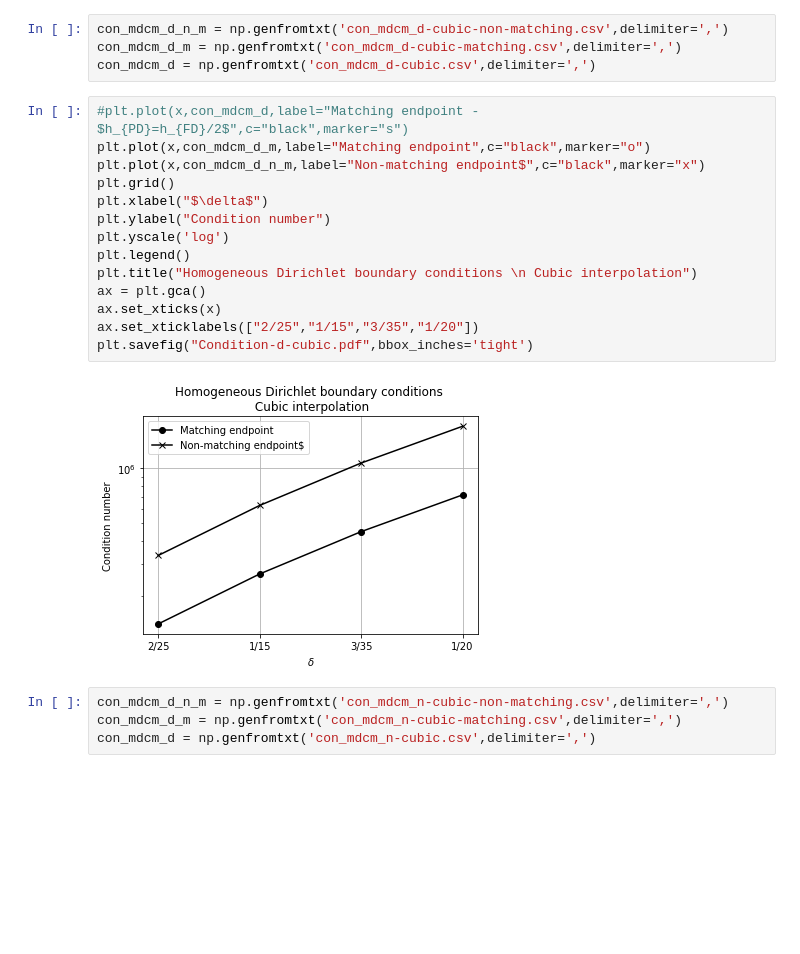
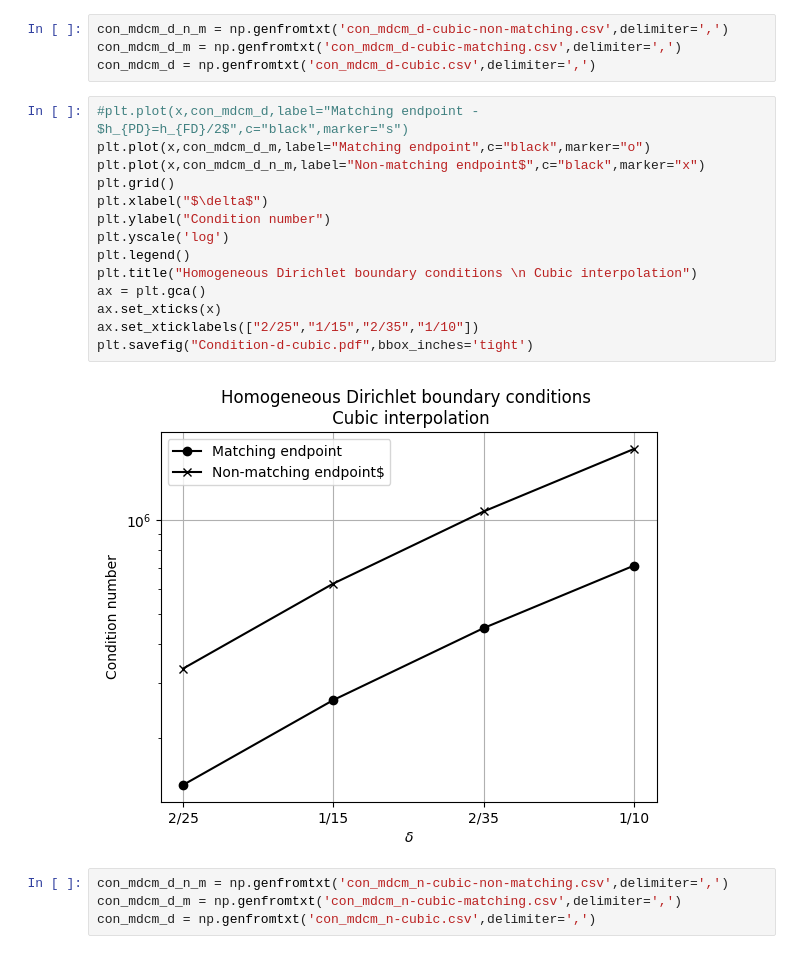
Before and after one commit to diehlpk/reusommer21, a Jupyter notebook: Condition-plot.ipynb, the cells around one changed output. Saved outputs shown, nothing was run; the diff lists cells and outputs as text; blank space fills up the shorter version.

Commit message:
Update condition plots

```diff
--- a/Condition-plot.ipynb
+++ b/Condition-plot.ipynb
@@ -56,19 +56,19 @@ con_mdcm_d = np.genfromtxt('con_mdcm_d-cubic.csv',delimiter=',')
 # %%
 #plt.plot(x,con_mdcm_d,label="Matching endpoint - $h_{PD}=h_{FD}/2$",c="black",marker="s")
 plt.plot(x,con_mdcm_d_m,label="Matching endpoint",c="black",marker="o")
 plt.plot(x,con_mdcm_d_n_m,label="Non-matching endpoint$",c="black",marker="x")
 plt.grid()
 plt.xlabel("$\delta$")
 plt.ylabel("Condition number")
 plt.yscale('log')
 plt.legend()
 plt.title("Homogeneous Dirichlet boundary conditions \n Cubic interpolation")
 ax = plt.gca()
 ax.set_xticks(x)
-ax.set_xticklabels(["2/25","1/15","3/35","1/20"])
+ax.set_xticklabels(["2/25","1/15","2/35","1/10"])
 plt.savefig("Condition-d-cubic.pdf",bbox_inches='tight')
 # %% [output]
-[figure, old version]
+[figure, new version]
 # %%
 con_mdcm_d_n_m = np.genfromtxt('con_mdcm_n-cubic-non-matching.csv',delimiter=',')
 con_mdcm_d_m = np.genfromtxt('con_mdcm_n-cubic-matching.csv',delimiter=',')
```
Also changed, not shown: parts of 5 cells of this notebook, 17 other files.
